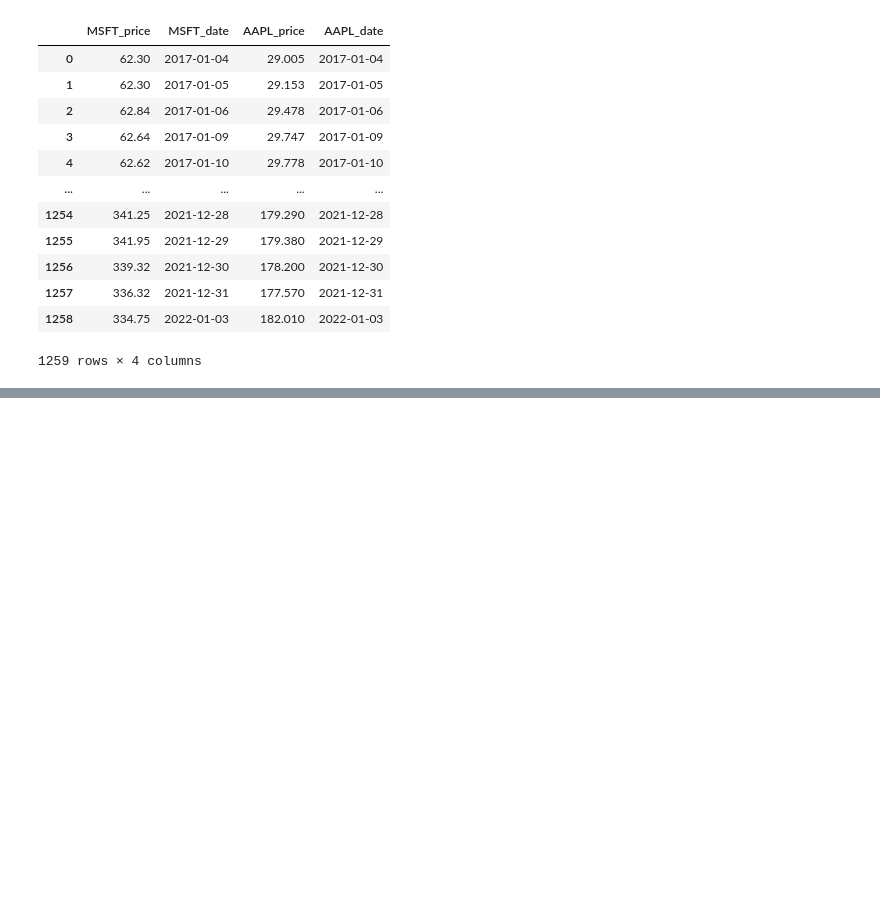
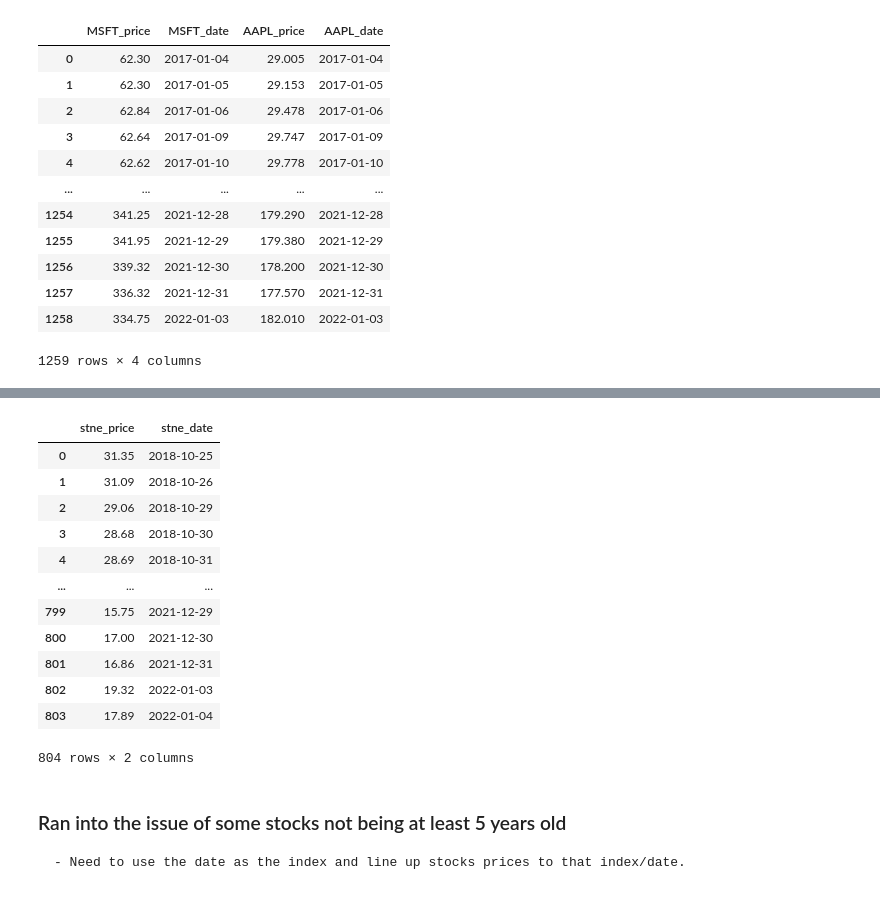
Before and after one commit to joshuamchavez2/yahoo-api, a Jupyter notebook: acquire.ipynb, the cells around one changed output, grey strips where cells are left out. Cells and saved outputs as stored; diff of their text form; code cells hidden in the pictures; blank space fills up the shorter version.

Commit message:
Working on the issue where some symbols are not at least 5 years old

```diff
--- a/acquire.ipynb
+++ b/acquire.ipynb
@@ -50,0 +64,9 @@ df
+# %%
+url = 'https://yfapi.net/ws/screeners/v1/finance/screener/predefined/saved?count=250&scrIds=day_gainers'
+
+headers = {
+    'x-api-key': api_key
+    }
+
+response = requests.request("GET", url, headers=headers)
+data = response.json()
@@ -50,0 +104,53 @@ df
+# %%
+# Trying to automate grabbing the price of the most popular 250 stocks for the last 5 years
+headers = {
+    'x-api-key': api_key
+    }
+
+
+# Testing out only the first 10 stocks of list_of_stocks
+for y in range(10, 20, 10):
+
+    # Setting x to 10 less than y
+    x = y-10
+
+    # Created an emtpy string
+    placeholder = ""
+
+    # Creating a placeholder string from list of symbols
+    for index, symbol in enumerate(list_of_symbols[x:y]):
+
+        # if index is equal to nine then this is last symbol and doesn't require a comma at the end
+        if index == 9:
+            placeholder += symbol
+
+        # All other index's will require a comma
+        else:
+            placeholder += symbol + ","
+
+    # Using requests to get the last 5 years of the 5 stocks saved under placeholder
+    response = requests.request("GET", f'https://yfapi.net/v8/finance/spark?interval=1d&range=5y&symbols={placeholder}', headers=headers)
+    data = response.json()
+
+    # Using the function defined above to create a Data Frame
+    df = extract_date_and_price(data)
+# %%
+# Example out of 5 stocks, ran into a problem of NaNs
+df
+# %% [output]
+|  | stne_price | stne_date |
+| 0 | 31.35 | 2018-10-25 |
+| 1 | 31.09 | 2018-10-26 |
+| 2 | 29.06 | 2018-10-29 |
+| 3 | 28.68 | 2018-10-30 |
+| 4 | 28.69 | 2018-10-31 |
+| ... | ... | ... |
+| 799 | 15.75 | 2021-12-29 |
+| 800 | 17.00 | 2021-12-30 |
+| 801 | 16.86 | 2021-12-31 |
+| 802 | 19.32 | 2022-01-03 |
+| 803 | 17.89 | 2022-01-04 |
+804 rows × 2 columns
+# %% [markdown]
+### Ran into the issue of some stocks not being at least 5 years old
+    - Need to use the date as the index and line up stocks prices to that index/date.
```
Also changed, not shown: parts of 5 cells of this notebook.
